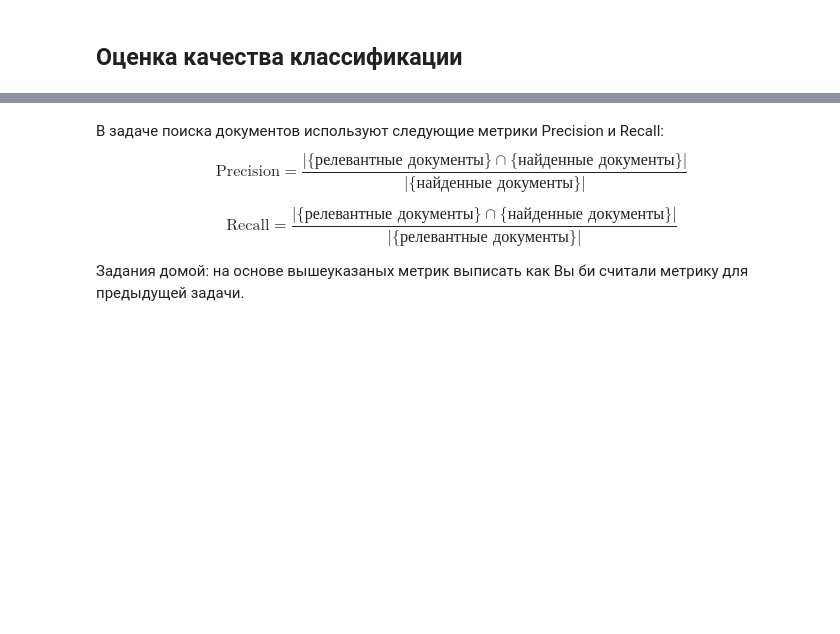
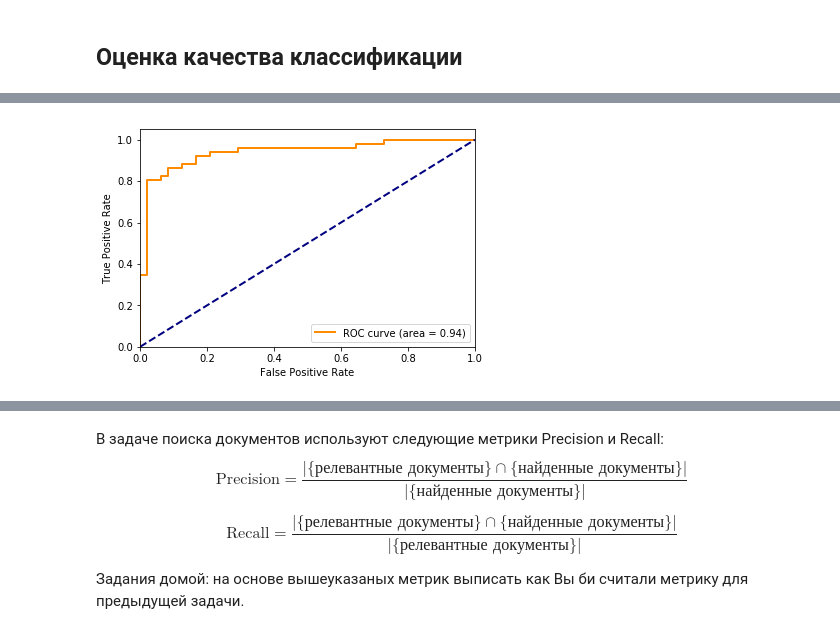
Before and after one commit to andriygav/MachineLearningSeminars, a Jupyter notebook: sem8/main.ipynb, the cells around one changed output, grey strips where cells are left out. Drawn from its saved outputs; the diff is of its cells as text; code cells hidden in the pictures; blank space fills up the shorter version.

```diff
--- a/sem8/main.ipynb
+++ b/sem8/main.ipynb
@@ -391,0 +418,30 @@ best for test
+# %%
+X, Y = make_classification(n_samples=400, n_features=2,
+                           n_informative=2, n_classes=2,
+                           n_redundant=0,
+                           n_clusters_per_class=1,
+                           random_state=0)
+
+X_train, X_test, Y_train, Y_test = train_test_split(X, Y,
+                                                    test_size=100,
+                                                    random_state=0)
+X_train_val, X_test_val, Y_train_val, Y_test_val = train_test_split(
+    X_train, Y_train, test_size=100, random_state=0)
+# %%
+model = SVC(probability=True)
+_ = model.fit(X_train_val, Y_train_val)
+
+fpr, tpr, thresholds = roc_curve(
+    Y_test_val, model.predict_proba(X_test_val)[:,1], pos_label=1)
+# %%
+plt.plot(fpr, tpr, color='darkorange',
+         lw=2, label='ROC curve (area = {})'.format(round(auc(fpr, tpr), 2)))
+plt.plot([0, 1], [0, 1], color='navy', lw=2, linestyle='--')
+plt.xlim([0.0, 1.0])
+plt.ylim([0.0, 1.05])
+plt.xlabel('False Positive Rate')
+plt.ylabel('True Positive Rate')
+plt.legend(loc="lower right")
+plt.show()
+# %% [output]
+[figure, added]
```
Also changed, not shown: parts of 15 cells of this notebook, 1 other file.
